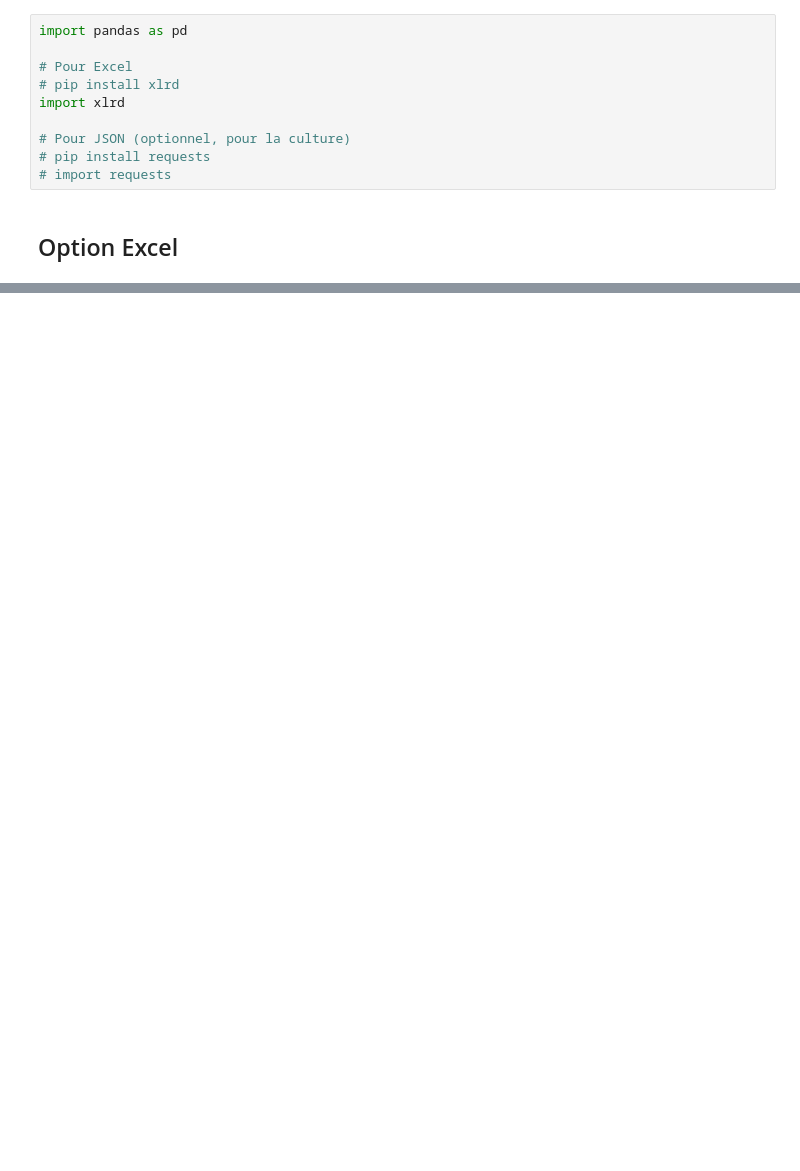
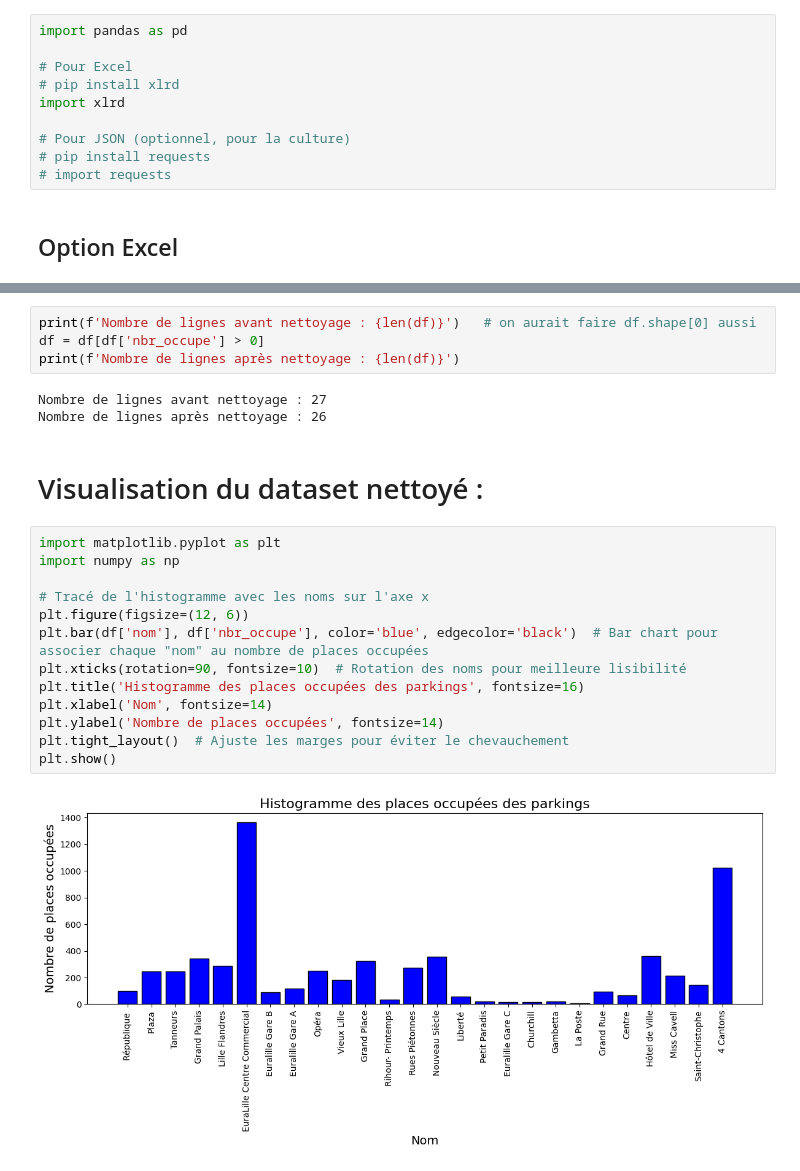
Before and after one commit to yzpt/module_pandas_B2, a Jupyter notebook: 12.0.parkings.ipynb, the cells around one changed output, grey strips where cells are left out. Cells and saved outputs as stored; diff of their text form; blank space fills up the shorter version.

```diff
--- a/12.0.parkings.ipynb
+++ b/12.0.parkings.ipynb
@@ -67,0 +183,24 @@ print(json.dumps(data, indent=4))
+# %%
+print(f'Nombre de lignes avant nettoyage : {len(df)}')   # on aurait faire df.shape[0] aussi
+df = df[df['nbr_occupe'] > 0]
+print(f'Nombre de lignes après nettoyage : {len(df)}')
+# %% [output]
+Nombre de lignes avant nettoyage : 27
+Nombre de lignes après nettoyage : 26
+# %% [markdown]
+# Visualisation du dataset nettoyé :
+# %%
+import matplotlib.pyplot as plt
+import numpy as np
+
+# Tracé de l'histogramme avec les noms sur l'axe x
+plt.figure(figsize=(12, 6))
+plt.bar(df['nom'], df['nbr_occupe'], color='blue', edgecolor='black')  # Bar chart pour associer chaque "nom" au nombre de places occupées
+plt.xticks(rotation=90, fontsize=10)  # Rotation des noms pour meilleure lisibilité
+plt.title('Histogramme des places occupées des parkings', fontsize=16)
+plt.xlabel('Nom', fontsize=14)
+plt.ylabel('Nombre de places occupées', fontsize=14)
+plt.tight_layout()  # Ajuste les marges pour éviter le chevauchement
+plt.show()
+# %% [output]
+[figure, added]
```
Also changed, not shown: parts of 18 cells of this notebook, 1 other file.
